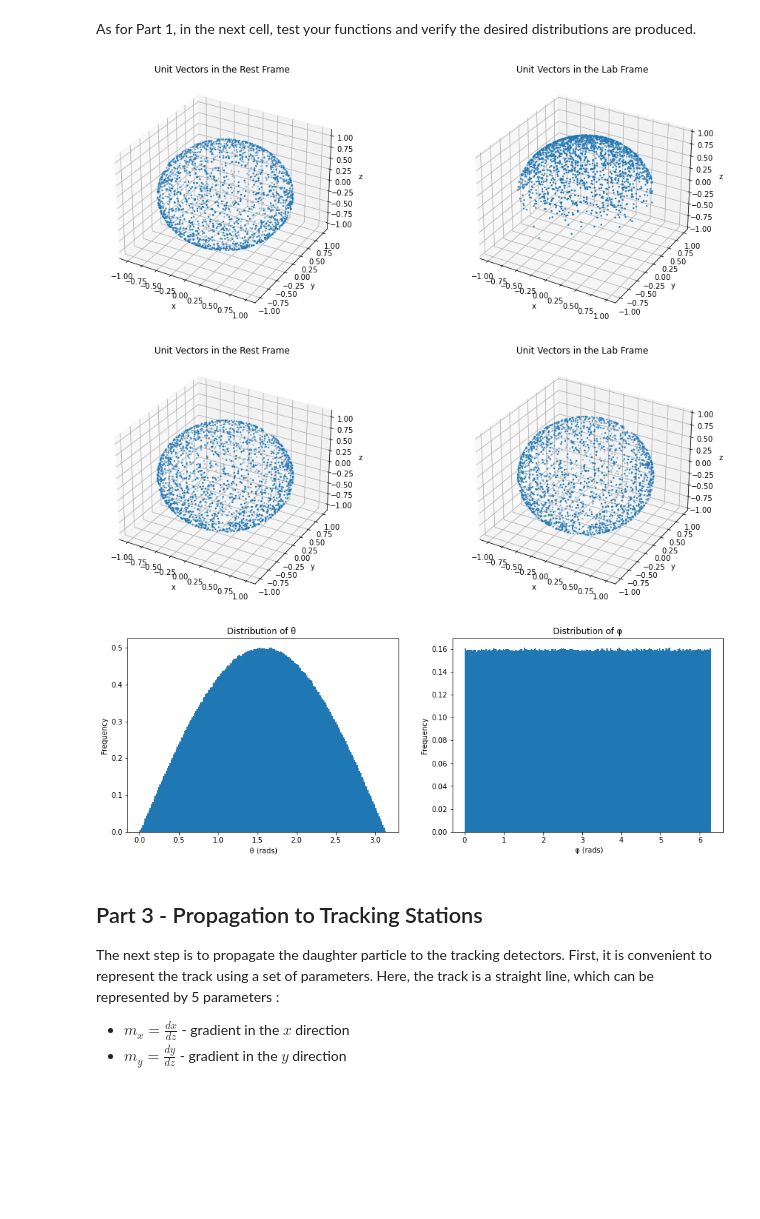
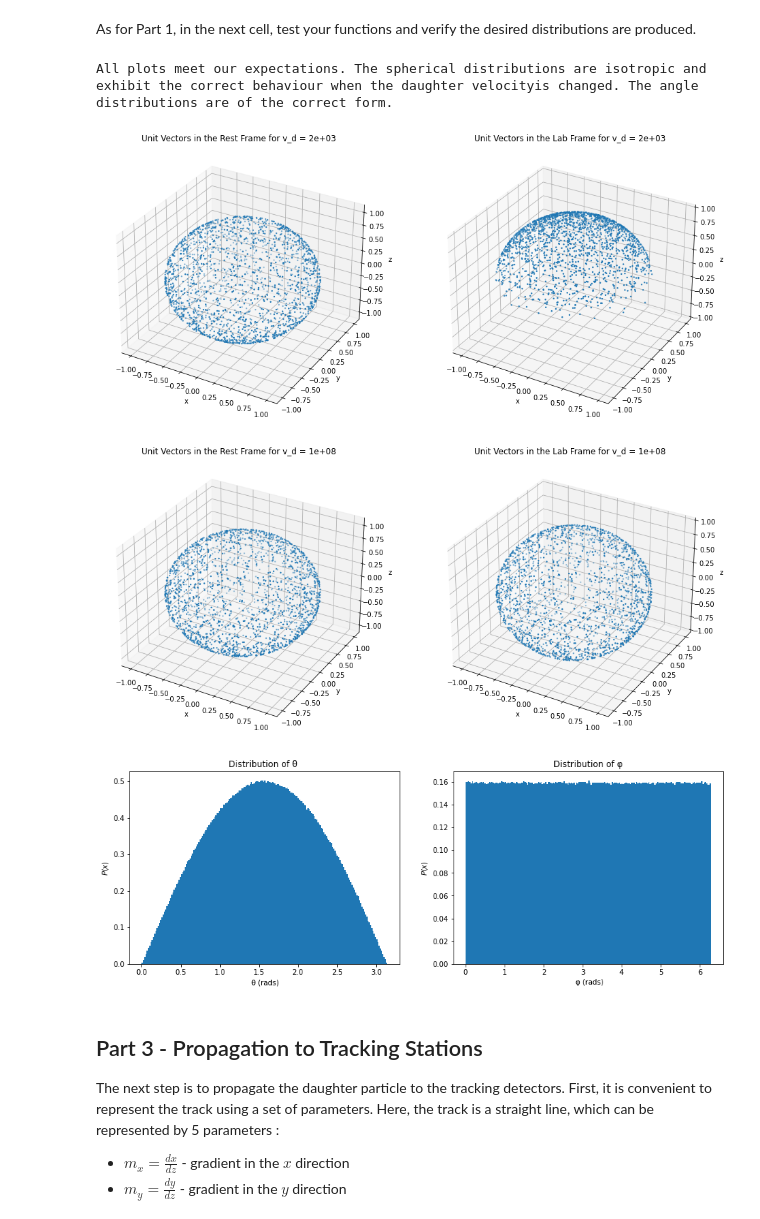
Before and after one commit to sam-you-ell/Computational-Physics, a Jupyter notebook: 3rd Year/Monte Carlo Sim/Montecarlo2.ipynb, the cells around one changed output. Cells and saved outputs as stored; diff of their text form; code cells hidden in the pictures; blank space fills up the shorter version.

```diff
--- a/3rd Year/Monte Carlo Sim/Montecarlo2.ipynb
+++ b/3rd Year/Monte Carlo Sim/Montecarlo2.ipynb
@@ -146,59 +175,65 @@ class DaughterParticle(Beam):
 # %%
 
 def frameplots(N, v_d):
+    """
+    Function to plot our spherical distributions using matplotlib. We use 3d plotting to fully visualise our unit vectors.
+    """
+    TestPart = DaughterParticle(2000, 50, 2.5e-3, N, v_d) #beam object
+    TestPart.gen_beam();TestPart.angles() #generate beam properties and angles
 
-    TestPart = DaughterParticle(2000, 50, 2.5e-3, N, v_d)
-    TestPart.gen_beam();TestPart.angles()
-
-    TestPart.frame_vectors('Rest')
+    TestPart.frame_vectors('Rest') # generate unit vectors in rest frame
     rest = TestPart.unit
 
-    TestPart.frame_vectors('Lab');
+    TestPart.frame_vectors('Lab') # generate unit vectors in lab frame
     lab = TestPart.unit
 
-    fig = plt.figure(figsize = (16, 6))
+    fig = plt.figure(figsize = (16, 10))
     ax = fig.add_subplot(1, 2, 1,  projection = '3d')
 
 
     ax.scatter(rest[0, :], rest[1, :], rest[2, :], s = 2)
-    ax.set_title("Unit Vectors in the Rest Frame")
+    ax.set_title("Unit Vectors in the Rest Frame for v_d = %1.0e"%v_d)
     ax.set_xlabel('x')
     ax.set_ylabel('y')
     ax.set_zlabel(' z')
 
     ax = fig.add_subplot(1, 2, 2, projection = '3d')
     ax.scatter(lab[0, :], lab[1, :], lab[2, :], s = 2)
-    ax.set_title('Unit Vectors in the Lab Frame')
+    ax.set_title('Unit Vectors in the Lab Frame for v_d = %1.0e'%v_d)
     ax.set_xlabel('x')
     ax.set_ylabel('y')
     ax.set_zlabel(' z')
     ax.set_zlim3d(-1, 1)
     plt.show()
 
 
 def angleplots(N, v_d):
-    TestPart = DaughterParticle(2000, 50, 2.5e-3, N, v_d)
-    TestPart.gen_beam();TestPart.angles()
+    """
+    Function to verify our distributions in the angles are correct. We should expect to see the form of a sine wave for theta, and uniform
+    distribution for phi.
+    """
+    TestPart = DaughterParticle(2000, 50, 2.5e-3, N, v_d) #particle and beam object
+    TestPart.angles() # generate samples
 
 
     fig, ax = plt.subplots(1, 2, figsize = (15, 5))
     ax[0].hist(TestPart.thetas, bins = 200, density = True)
-    ax[0].set(xlabel = ' \u03B8 (rads)', ylabel = 'Frequency', title = 'Distribution of \u03B8 ')
+    ax[0].set(xlabel = ' \u03B8 (rads)', ylabel = '$P(x)$', title = 'Distribution of \u03B8 ')
 
     ax[1].hist(TestPart.phis, bins = 200, density = True)
-    ax[1].set(xlabel = ' \u03C6 (rads)', ylabel = 'Frequency', title = 'Distribution of \u03C6')
+    ax[1].set(xlabel = ' \u03C6 (rads)', ylabel = '$P(x)$', title = 'Distribution of \u03C6')
 
 
-    # plt.hist(TestPart.thetas, bins = 200)
-    # plt.show()
-    # plt.hist(TestPart.phis, bins = 200)
+print("All plots meet our expectations. The spherical distributions are isotropic and exhibit the correct behaviour when the daughter velocity\
+is changed. The angle distributions are of the correct form.")
 frameplots(2000, 2000)
-frameplots(2000, 10e7)
+frameplots(2000, 10e7) # to show the distribution remains the same for daughter velocities much larger than beam velocity
 angleplots(int(10e6) , 10e7)
 # %% [output]
+All plots meet our expectations. The spherical distributions are isotropic and exhibit the correct behaviour when the daughter velocityis changed. The angle distributions are of the correct form.
-[figure, old version]
+[figure, new version]
-[figure, old version]
+[figure, new version]
-[figure, old version]
+[figure, new version]
 # %% [markdown]
 ## Part 3 - Propagation to Tracking Stations
 
```
Also changed, not shown: parts of 17 cells of this notebook, 1 other file.
